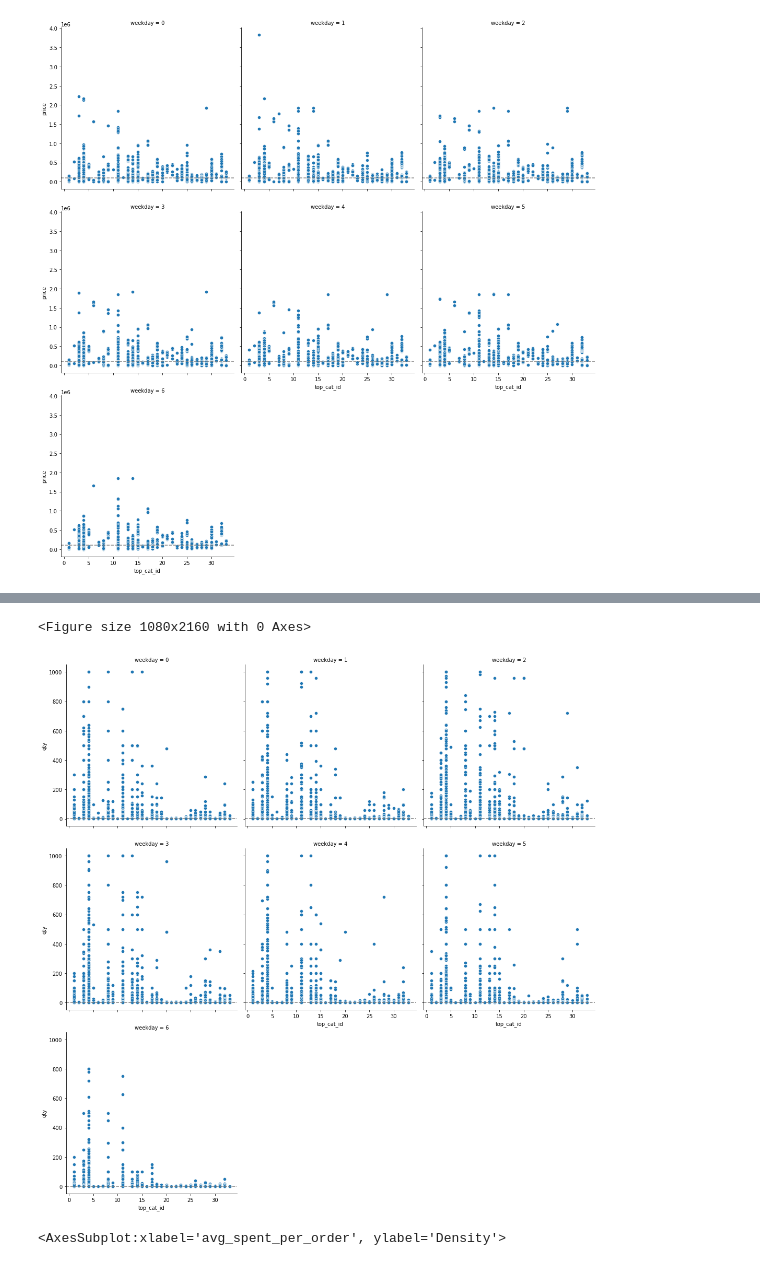
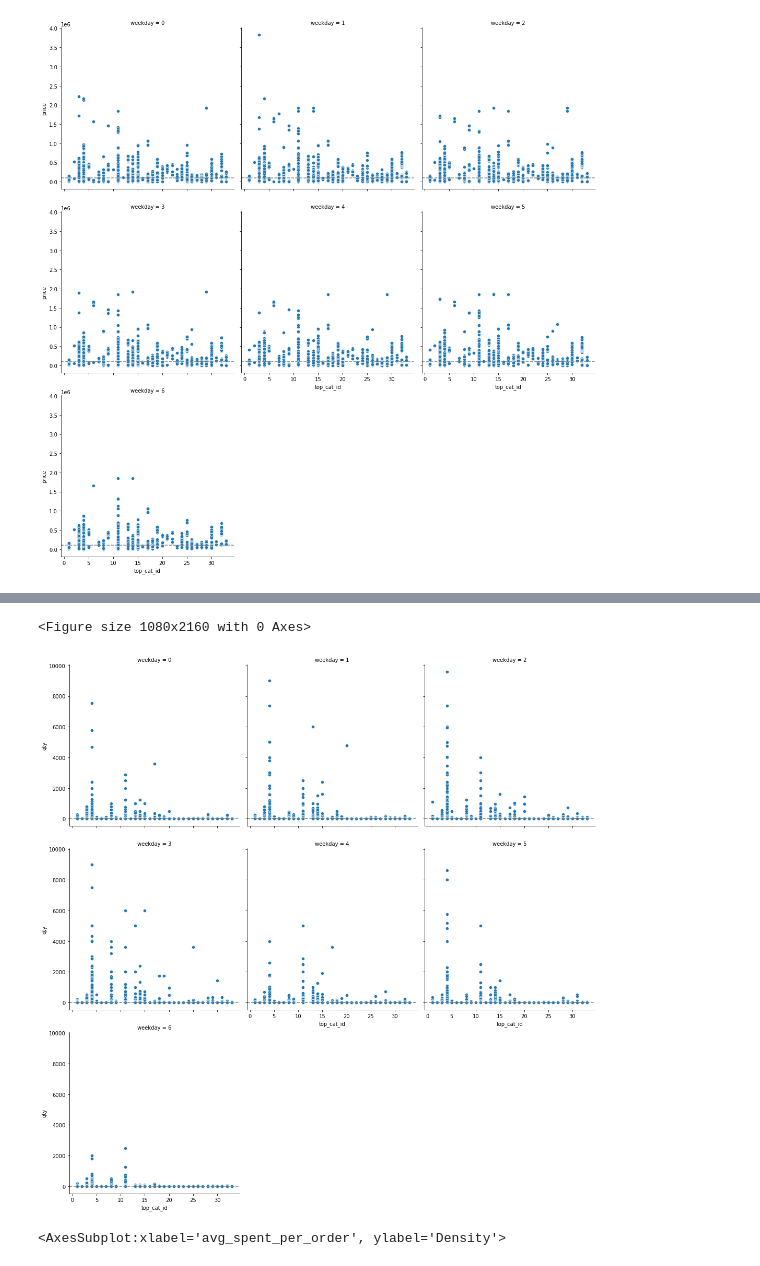
Before and after one commit to yingli/datasciencelifecycle, a Jupyter notebook: sample_code/NB05.ipynb, the cells around one changed output, grey strips where cells are left out. Cells and saved outputs as stored; diff of their text form; code cells hidden in the pictures.

```diff
--- a/sample_code/NB05.ipynb
+++ b/sample_code/NB05.ipynb
@@ -453,12 +454,12 @@ g.refline(y=baskets1["price"].median())
 # %%
-baskets1 = baskets.drop(baskets[baskets['qty']> 1000].index,axis=0)
+baskets1 = baskets.drop(baskets[baskets['qty']> 10000].index,axis=0)
 plt.figure(figsize=(15,30))
 g = sns.FacetGrid(baskets1, col="weekday", height=5, col_wrap=3)
 g.map_dataframe(sns.scatterplot, x="top_cat_id",y="qty")
 g.refline(y=baskets1["qty"].median())
 # %% [output]
 <Figure size 1080x2160 with 0 Axes>
-[figure, old version]
+[figure, new version]
 # %%
 from turtle import color
 
```
Also changed, not shown: parts of 1 cell of this notebook, 5 other files.
